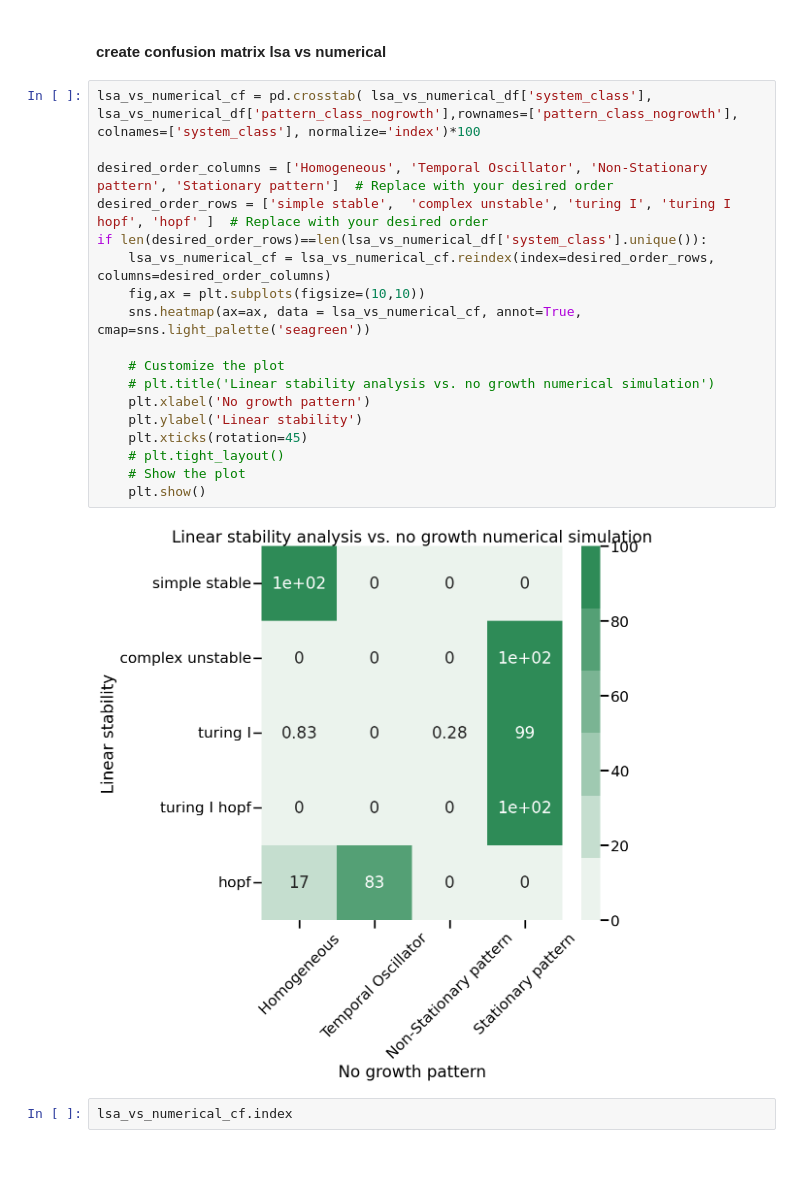
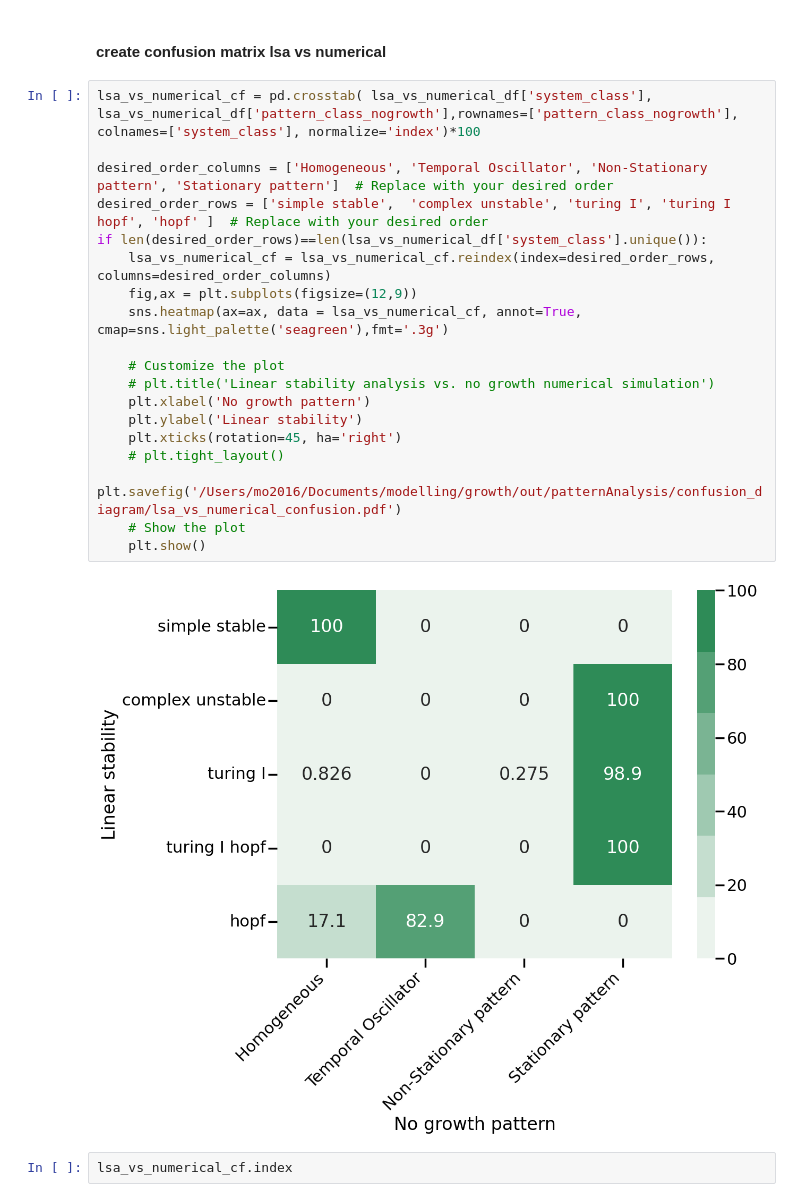
Before and after one commit to martinaoliver/modelling, a Jupyter notebook: growth/src/patternAnalysis/confusionMatrix_lsaNumerical.ipynb, the cells around one changed output. Cells and saved outputs as stored; diff of their text form; blank space fills up the shorter version.

```diff
--- a/growth/src/patternAnalysis/confusionMatrix_lsaNumerical.ipynb
+++ b/growth/src/patternAnalysis/confusionMatrix_lsaNumerical.ipynb
@@ -96,23 +96,24 @@ array(['simple stable', 'turing I', 'hopf', 'turing I hopf',
 # %%
 lsa_vs_numerical_cf = pd.crosstab( lsa_vs_numerical_df['system_class'], lsa_vs_numerical_df['pattern_class_nogrowth'],rownames=['pattern_class_nogrowth'], colnames=['system_class'], normalize='index')*100
 
 desired_order_columns = ['Homogeneous', 'Temporal Oscillator', 'Non-Stationary pattern', 'Stationary pattern']  # Replace with your desired order
 desired_order_rows = ['simple stable',  'complex unstable', 'turing I', 'turing I hopf', 'hopf' ]  # Replace with your desired order
 if len(desired_order_rows)==len(lsa_vs_numerical_df['system_class'].unique()):
     lsa_vs_numerical_cf = lsa_vs_numerical_cf.reindex(index=desired_order_rows, columns=desired_order_columns)
-    fig,ax = plt.subplots(figsize=(10,10))
-    sns.heatmap(ax=ax, data = lsa_vs_numerical_cf, annot=True, cmap=sns.light_palette('seagreen'))
+    fig,ax = plt.subplots(figsize=(12,9))
+    sns.heatmap(ax=ax, data = lsa_vs_numerical_cf, annot=True, cmap=sns.light_palette('seagreen'),fmt='.3g')
 
     # Customize the plot
     # plt.title('Linear stability analysis vs. no growth numerical simulation')
     plt.xlabel('No growth pattern')
     plt.ylabel('Linear stability')
-    plt.xticks(rotation=45)
+    plt.xticks(rotation=45, ha='right')
     # plt.tight_layout()
+    plt.savefig('/Users/mo2016/Documents/modelling/growth/out/patternAnalysis/confusion_diagram/lsa_vs_numerical_confusion.pdf')
     # Show the plot
     plt.show()
 # %% [output]
-[figure, old version]
+[figure, new version]
 # %%
 lsa_vs_numerical_cf.index
 # %% [output]
```
Also changed, not shown: 3 other files.
